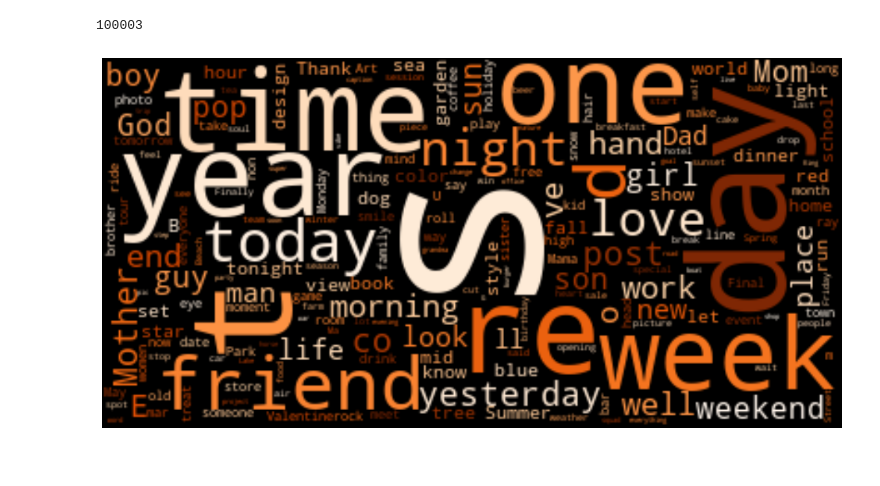
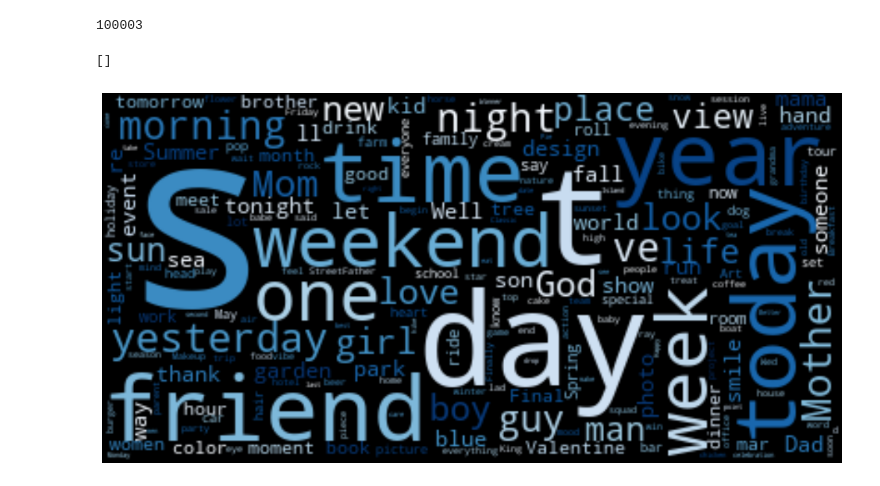
Before and after one commit to MRampo/ADM-HMW2, a Jupyter notebook: BonusQuestion.ipynb, the cells around one changed output. Saved outputs shown, nothing was run; the diff lists cells and outputs as text; code cells hidden in the pictures.

```diff
--- a/BonusQuestion.ipynb
+++ b/BonusQuestion.ipynb
@@ -40,6 +40,18 @@ dic = count_word(p)
 dic.pop('description')
 # %% [output]
 100003
+# %%
+arr = []
+for x in dic.keys():
+    if len(x) < 3:
+        arr.append(x)
+
+for x in arr:
+    dic.pop(x)
+# %%
+arr
+# %% [output]
+[]
 # %%
 from os import path
 from wordcloud import WordCloud
@@ -50,16 +60,27 @@ from matplotlib.pyplot import figure
 # %%
 
 figure(figsize=(16, 12), dpi=80)
-text = " ".join([(k + " ") for k,v in dic.items()])
+text = " ".join([(k + " ") for k,v in dic.items() if len(k) > 2])
+
+text = text.replace('\'', "")
+text = text.replace(".", "")
+text = text.replace("-", "")
+
+text = text.split()
+
+text = " ".join([(k + " ") for k in text if len(k) > 2])
+
+
+
 
 # Generate a word cloud image
-wordcloud = WordCloud(colormap="Oranges").generate(text)
+wordcloud = WordCloud(colormap="Blues").generate(text)
 
 
 # Display the generated image:
 # the matplotlib way
 plt.imshow(wordcloud, interpolation='bilinear')
 plt.axis("off")
 plt.show()
 # %% [output]
-[figure, old version]
+[figure, new version]
```
Also changed, not shown: parts of 2 cells of this notebook, 4 other files.
